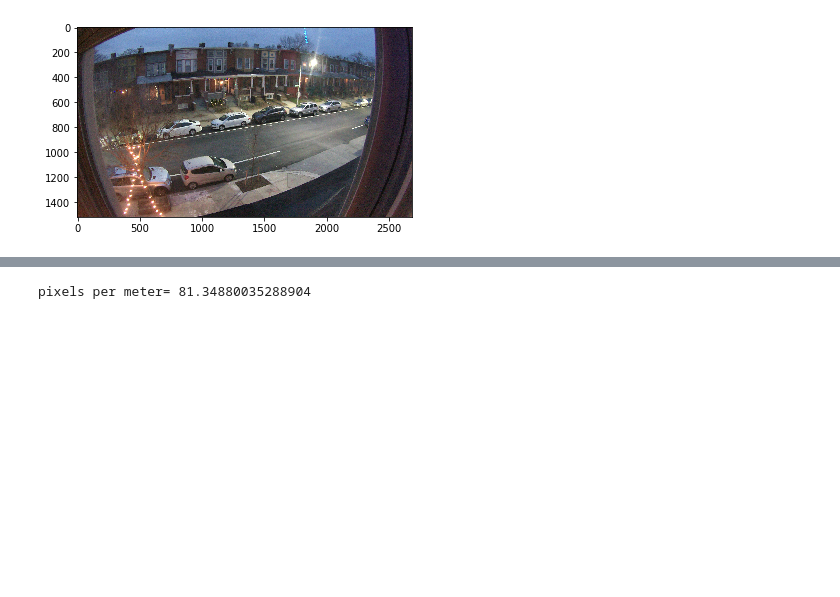
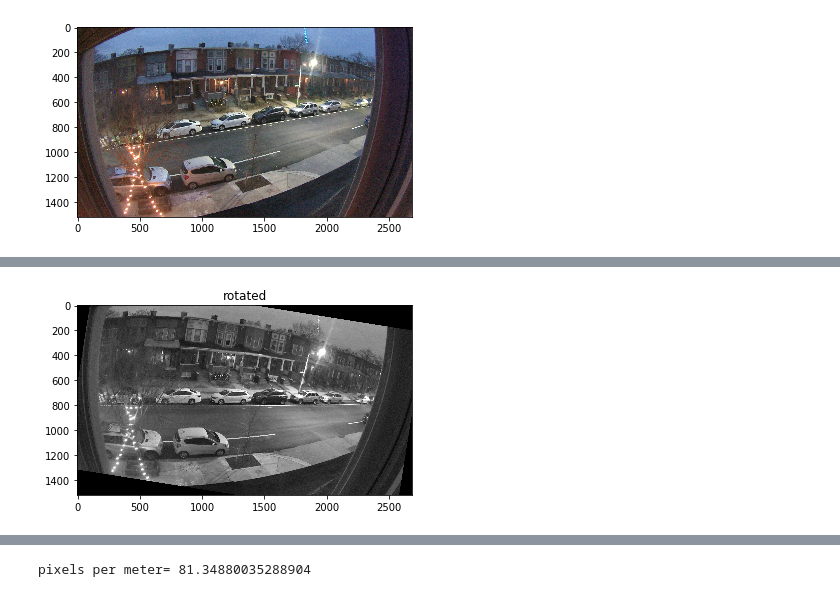
Before and after one commit to kylefritz/speed-cam, a Jupyter notebook: computing-speed.ipynb, the cells around one changed output, grey strips where cells are left out. Saved outputs shown, nothing was run; the diff lists cells and outputs as text; code cells hidden in the pictures; blank space fills up the shorter version.

```diff
--- a/computing-speed.ipynb
+++ b/computing-speed.ipynb
@@ -20,2 +22,9 @@ plt.imshow(cal, cmap='gray')
+# %%
+ROTATE_ANGLE = -9
+rotated_cal = imutils.rotate(cal, angle=ROTATE_ANGLE) # rotate
+plt.imshow(rotated_cal, cmap='gray')
+plt.title("rotated");
+# %% [output]
+[figure, added]
 # %%
 # crop to ROI
```
Also changed, not shown: parts of 9 cells of this notebook.
